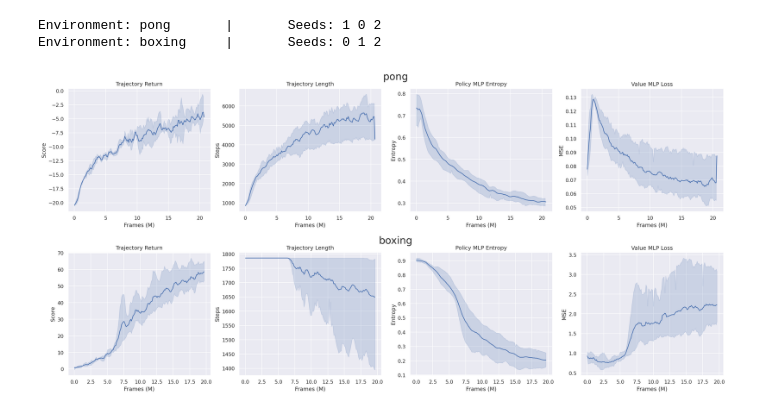
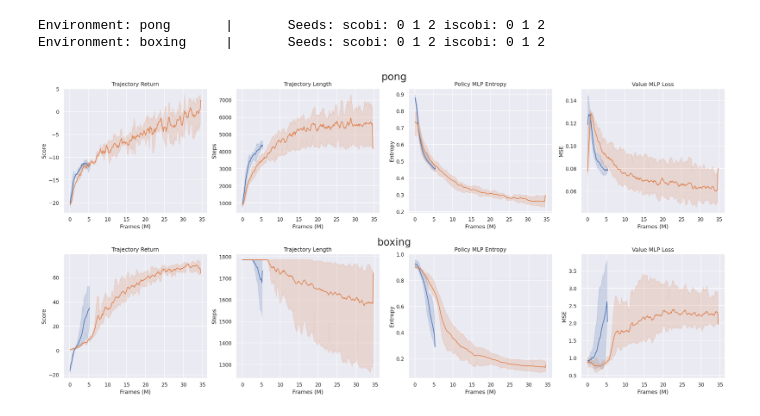
Before and after one commit to k4ntz/SCoBots, a Jupyter notebook: experiments/visualize.ipynb, the cells around one changed output. Saved outputs shown, nothing was run; the diff lists cells and outputs as text; code cells hidden in the pictures.

```diff
--- a/experiments/visualize.ipynb
+++ b/experiments/visualize.ipynb
@@ -48,11 +48,14 @@ def get_dfs_for_env(env, sca2p, everyx=5, smooth_window=5):
     if len(exp_list) == 0:
         return None
     exp_str_list = " ".join([str(n[0]) for n in exp_list])
-    print(f"Environment: {env}\t|\tSeeds: {exp_str_list}")
 
     # {seed : [(tag, s.step, s.value, seed),...]}
     data_dict = {}
     for seed, log_dir in exp_list:
+        if "pruned" in log_dir.name:
+            scobi_mode = "1"
+        else:
+            scobi_mode = "0"
         for file in log_dir.iterdir():
             if 'tfevents' in file.name:
                 acc = ea.EventAccumulator(str(file))
@@ -60,11 +63,22 @@ def get_dfs_for_env(env, sca2p, everyx=5, smooth_window=5):
                 scalar_list = acc.Tags()['scalars']
                 for tag in scalar_list:
                     for s in acc.Scalars(tag):
-                        if seed in data_dict.keys():
-                            data_dict[seed].append((tag, s.step, s.value, seed))
+                        key = seed + "_" + scobi_mode
+                        if key in data_dict.keys():
+                            data_dict[key].append((tag, s.step, s.value, seed, scobi_mode))
                         else:
-                            data_dict[seed] = []
-
+                            data_dict[key] = []
+    scobi_seeds = []
+    iscobi_seeds = []
+    for k in data_dict.keys():
+        splitlist = k.split("_")
+        if splitlist[-1] == "0":
+            scobi_seeds.append(splitlist[0])
+        if splitlist[-1] == "1":
+            iscobi_seeds.append(splitlist[0])
+    scobi_seeds = ' '.join(sorted(scobi_seeds))
+    iscobi_seeds = ' '.join(sorted(iscobi_seeds))
+    print(f"Environment: {env}\t|\tSeeds: scobi: {scobi_seeds} iscobi: {iscobi_seeds}")
     # extracts scalar samples from df,
     # processes them (skipping and smoothing)
     # and appends them to dict value : {scalar_name : [scalar_df, ..]}
@@ -83,7 +97,7 @@ def get_dfs_for_env(env, sca2p, everyx=5, smooth_window=5):
     # {scalar_name : [scalar_df_seedX, ..],
     #  scalar_name2 : [scalar_df_seedX, ..]}
     for k, v in data_dict.items():
-        df = pd.DataFrame(v, columns=["tag", "step", "value", "seed"])
+        df = pd.DataFrame(v, columns=["tag", "step", "value", "seed", "scobi_mode"])
         df.step = df.step / 1000000
         scalars_to_df(df, sca2p, scalar_dict)
 
@@ -100,31 +114,32 @@ for e in envs:
     if res_dict:
         data_to_plot[e] = res_dict
 # %% [output]
-Environment: pong       |       Seeds: 1 0 2
-Environment: boxing     |       Seeds: 0 1 2
+Environment: pong       |       Seeds: scobi: 0 1 2 iscobi: 0 1 2
+Environment: boxing     |       Seeds: scobi: 0 1 2 iscobi: 0 1 2
 # %%
 sns.set_theme()
 fig_width = 20
 no_envs = len(data_to_plot)
 no_scalars = len(scalars_to_plot)
 width_per_plot = fig_width / no_scalars
 fig_size = (fig_width, no_envs * width_per_plot)
 fig = plt.figure(figsize=fig_size, dpi=150)
 subfigs = fig.subfigures(no_envs, 1)
 # env interator
 for i, (k, v) in enumerate(data_to_plot.items()):
     subfigs[i].suptitle(str(k), fontsize=22, y=1)
     axes = subfigs[i].subplots(1, no_scalars)
     # scalar iterator
     for j, (s_name, s_descriptions) in enumerate(scalars_to_plot.items()):
-        s_plt = sns.lineplot(data=v[s_name], x="step", y="value", ax=axes[j])
+        s_plt = sns.lineplot(data=v[s_name], x="step", y="value", hue="scobi_mode", ax=axes[j])
+        axes[j].get_legend().remove()
         s_plt.set(
             xlabel = s_descriptions["xlabel"],
             ylabel = s_descriptions["ylabel"],
             title  = s_descriptions["title"])
 
 plt.subplots_adjust(top = 0.9, bottom=0.15, left=0, right=1)
 plt.show(fig)
 fig.savefig(out_dir / "results.png", bbox_inches='tight')
 # %% [output]
-[figure, old version]
+[figure, new version]
```
Also changed, not shown: 13 other files.
